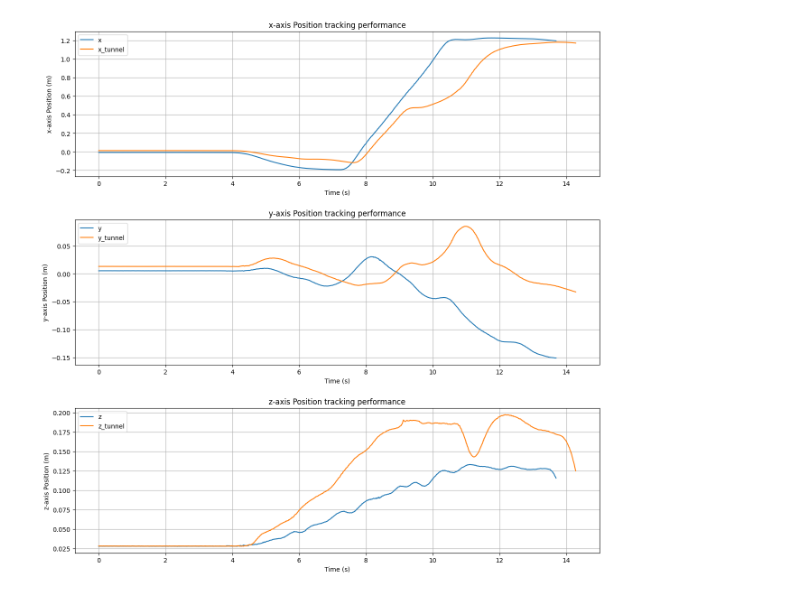
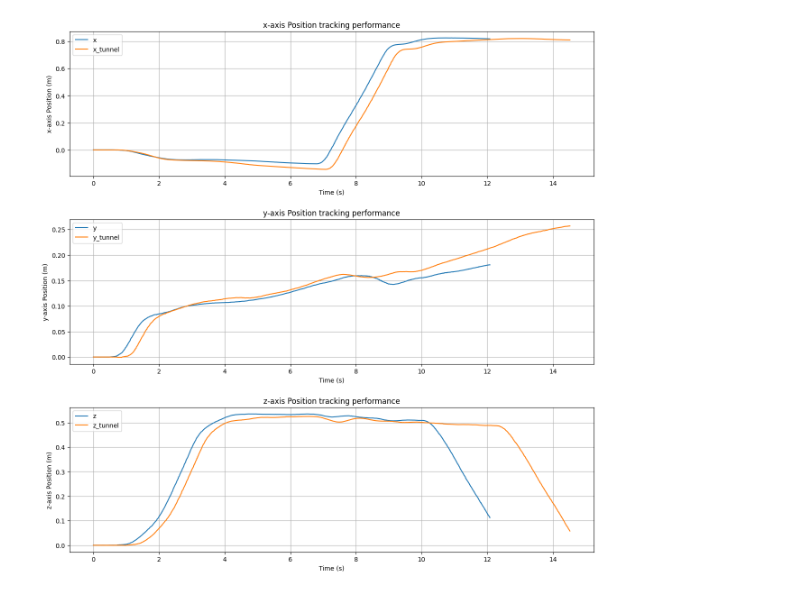
Before and after one commit to XinLong-Li/air_garage_cflib, a Jupyter notebook: crazyflie-lib-python/examples/mocap/plot.ipynb, the cells around one changed output. Saved outputs shown, nothing was run; the diff lists cells and outputs as text; code cells hidden in the pictures.

```diff
--- a/crazyflie-lib-python/examples/mocap/plot.ipynb
+++ b/crazyflie-lib-python/examples/mocap/plot.ipynb
@@ -4,18 +4,18 @@ import matplotlib.pyplot as plt
 import os
 
 # Load the data
-file_path = os.path.join("mocap_data", "20240810_17_58_29.csv")
+file_path = os.path.join("mocap_data", "20240815_00_39_35.csv")
 data = pd.read_csv(file_path)
 
-file_path_1 = os.path.join("mocap_data", "20240810_23_32_34.csv")
+file_path_1 = os.path.join("mocap_data", "20240815_00_45_16.csv")
 data_1 = pd.read_csv(file_path_1)
 
 20240616_17_11_21
 
 # Filter out the first 5 seconds of data
-data_filtered = data[data['t'] - data['t'].iloc[0] > 5]
+data_filtered = data[data['t'] - data['t'].iloc[0] > 8]
 
-data_filtered_1 = data_1[data_1['t'] - data_1['t'].iloc[0] > 5]
+data_filtered_1 = data_1[data_1['t'] - data_1['t'].iloc[0] > 8]
 
 
 if True: # set to True to plot all axis in one figure
@@ -24,11 +24,11 @@ if True: # set to True to plot all axis in one figure
 
     plt.subplot(3, 1, 1)
     # # plt.plot(data['t']-data['t'].iloc[0], data['x'] - data['x'].iloc[0], label='x')
-    # plt.plot(data_filtered['t']-data_filtered['t'].iloc[0], data_filtered['x'] - data_filtered['x'].iloc[0], label='x')
-    # plt.plot(data_filtered_1['t']-data_filtered_1['t'].iloc[0], data_filtered_1['x'] - data_filtered_1['x'].iloc[0], label='x_tunnel')
+    plt.plot(data_filtered['t']-data_filtered['t'].iloc[0], data_filtered['x'] - data_filtered['x'].iloc[0], label='x')
+    plt.plot(data_filtered_1['t']-data_filtered_1['t'].iloc[0], data_filtered_1['x'] - data_filtered_1['x'].iloc[0], label='x_tunnel')
 
-    plt.plot(data_filtered['t']-data_filtered['t'].iloc[0], data_filtered['x'], label='x')
-    plt.plot(data_filtered_1['t']-data_filtered_1['t'].iloc[0], data_filtered_1['x'], label='x_tunnel')
+    # plt.plot(data_filtered['t']-data_filtered['t'].iloc[0], data_filtered['x'], label='x')
+    # plt.plot(data_filtered_1['t']-data_filtered_1['t'].iloc[0], data_filtered_1['x'], label='x_tunnel')
     plt.xlabel('Time (s)')
     plt.ylabel('x-axis Position (m)')
     # plt.ylim([-0.2, 0.2])
@@ -38,10 +38,10 @@ if True: # set to True to plot all axis in one figure
 
     plt.subplot(3, 1, 2)
     # plt.plot(data['t']-data['t'].iloc[0], data['y'] - data['y'].iloc[0], label='y')
-    # plt.plot(data_filtered['t']-data_filtered['t'].iloc[0], data_filtered['y'] - data_filtered['y'].iloc[0], label='y')
-    # plt.plot(data_filtered_1['t']-data_filtered_1['t'].iloc[0], data_filtered_1['y'] - data_filtered_1['y'].iloc[0], label='y_tunnel')
-    plt.plot(data_filtered['t']-data_filtered['t'].iloc[0], data_filtered['y'], label='y')
-    plt.plot(data_filtered_1['t']-data_filtered_1['t'].iloc[0], data_filtered_1['y'], label='y_tunnel')
+    plt.plot(data_filtered['t']-data_filtered['t'].iloc[0], data_filtered['y'] - data_filtered['y'].iloc[0], label='y')
+    plt.plot(data_filtered_1['t']-data_filtered_1['t'].iloc[0], data_filtered_1['y'] - data_filtered_1['y'].iloc[0], label='y_tunnel')
+    # plt.plot(data_filtered['t']-data_filtered['t'].iloc[0], data_filtered['y'], label='y')
+    # plt.plot(data_filtered_1['t']-data_filtered_1['t'].iloc[0], data_filtered_1['y'], label='y_tunnel')
     plt.xlabel('Time (s)')
     plt.ylabel('y-axis Position (m)')
     plt.title('y-axis Position tracking performance')
@@ -50,10 +50,10 @@ if True: # set to True to plot all axis in one figure
 
     plt.subplot(3, 1, 3)
     # plt.plot(data['t']-data['t'].iloc[0], data['z'] - data['z'].iloc[0], label='z')
-    # plt.plot(data_filtered['t']-data_filtered['t'].iloc[0], data_filtered['z'] - data_filtered['z'].iloc[0], label='z')
-    # plt.plot(data_filtered_1['t']-data_filtered_1['t'].iloc[0], data_filtered_1['z'] - data_filtered_1['z'].iloc[0], label='z_tunnel')
-    plt.plot(data_filtered['t']-data_filtered['t'].iloc[0], data_filtered['z'], label='z')
-    plt.plot(data_filtered_1['t']-data_filtered_1['t'].iloc[0], data_filtered_1['z'], label='z_tunnel')
+    plt.plot(data_filtered['t']-data_filtered['t'].iloc[0], data_filtered['z'] - data_filtered['z'].iloc[0], label='z')
+    plt.plot(data_filtered_1['t']-data_filtered_1['t'].iloc[0], data_filtered_1['z'] - data_filtered_1['z'].iloc[0], label='z_tunnel')
+    # plt.plot(data_filtered['t']-data_filtered['t'].iloc[0], data_filtered['z'], label='z')
+    # plt.plot(data_filtered_1['t']-data_filtered_1['t'].iloc[0], data_filtered_1['z'], label='z_tunnel')
     plt.xlabel('Time (s)')
     plt.ylabel('z-axis Position (m)')
     plt.title('z-axis Position tracking performance')
@@ -61,31 +61,31 @@ if True: # set to True to plot all axis in one figure
     plt.grid(True)
 
     plt.subplots_adjust(hspace=0.3) # adjust the vertical space to 30 percent of the subplot height
     plt.show()
 else:
     # plot in separate figures
     plt.figure(figsize=(15, 5))
     plt.plot(data['t'], data['x'], label='x')
     plt.title("Position tracking performance")
     plt.xlabel("Time (s)")
     plt.ylabel("Position (m)")
     plt.legend()
 
 
     plt.figure(figsize=(15, 5))
     plt.plot(data['t'], data['y'], label='y')
     plt.title("Position tracking performance")
     plt.xlabel("Time (s)")
     plt.ylabel("Position (m)")
     plt.legend()
 
     plt.figure(figsize=(15, 5))
     plt.plot(data['t'], data['z'], label='z')
     plt.title("Position tracking performance")
     plt.xlabel("Time (s)")
     plt.ylabel("Position (m)")
     plt.legend()
 
     plt.show()
 # %% [output]
-[figure, old version]
+[figure, new version]
```
Also changed, not shown: 33 other files.
